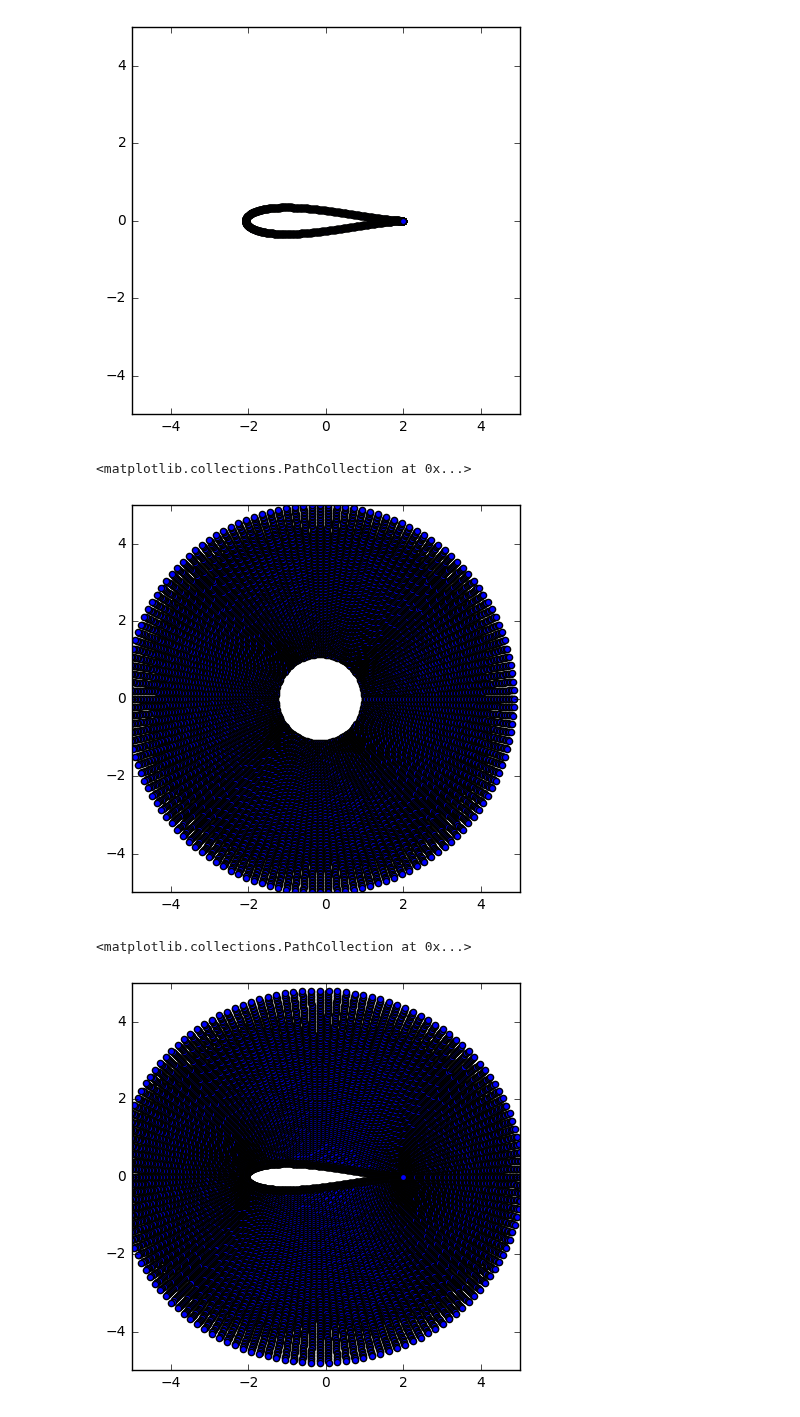
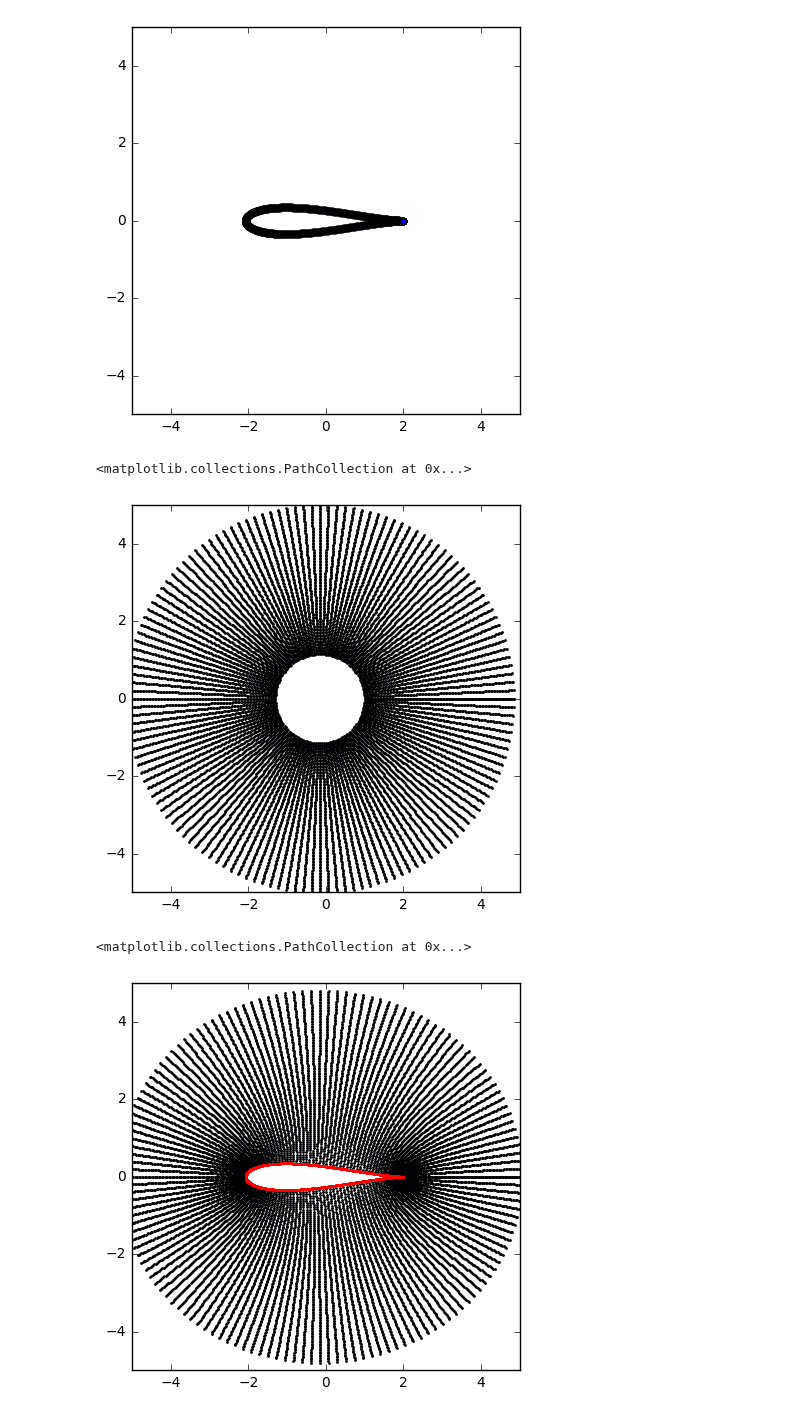
Before and after one commit to iamisrapel/MAE6226, a Jupyter notebook: 06_assignment.ipynb, the cells around one changed output. Saved outputs shown, nothing was run; the diff lists cells and outputs as text; code cells hidden in the pictures.

```diff
--- a/06_assignment.ipynb
+++ b/06_assignment.ipynb
@@ -105,19 +105,19 @@ yy = 0+R*numpy.sin(THETA)
 pyplot.figure(figsize = (5,5))
 pyplot.xlim(-5,5)
 pyplot.ylim(-5,5)
-pyplot.scatter(xx,yy)
+pyplot.scatter(xx,yy,s=1)
 # %% [output]
 <matplotlib.collections.PathCollection at 0x...>
-[figure, old version]
+[figure, new version]
 # %%
 zz = xx+1j*yy
 zz_trans=j_trans(zz,c)
 # %%
 pyplot.figure(figsize = (5,5))
 pyplot.xlim(-5,5)
 pyplot.ylim(-5,5)
-pyplot.scatter(zz_trans.real,zz_trans.imag)
-pyplot.scatter(z_4trans.real,z_4trans.imag,color)
+pyplot.scatter(zz_trans.real,zz_trans.imag,s=1)
+pyplot.scatter(z_4trans.real,z_4trans.imag,color = 'r',s=1)
 # %% [output]
 <matplotlib.collections.PathCollection at 0x...>
-[figure, old version]
+[figure, new version]
```
